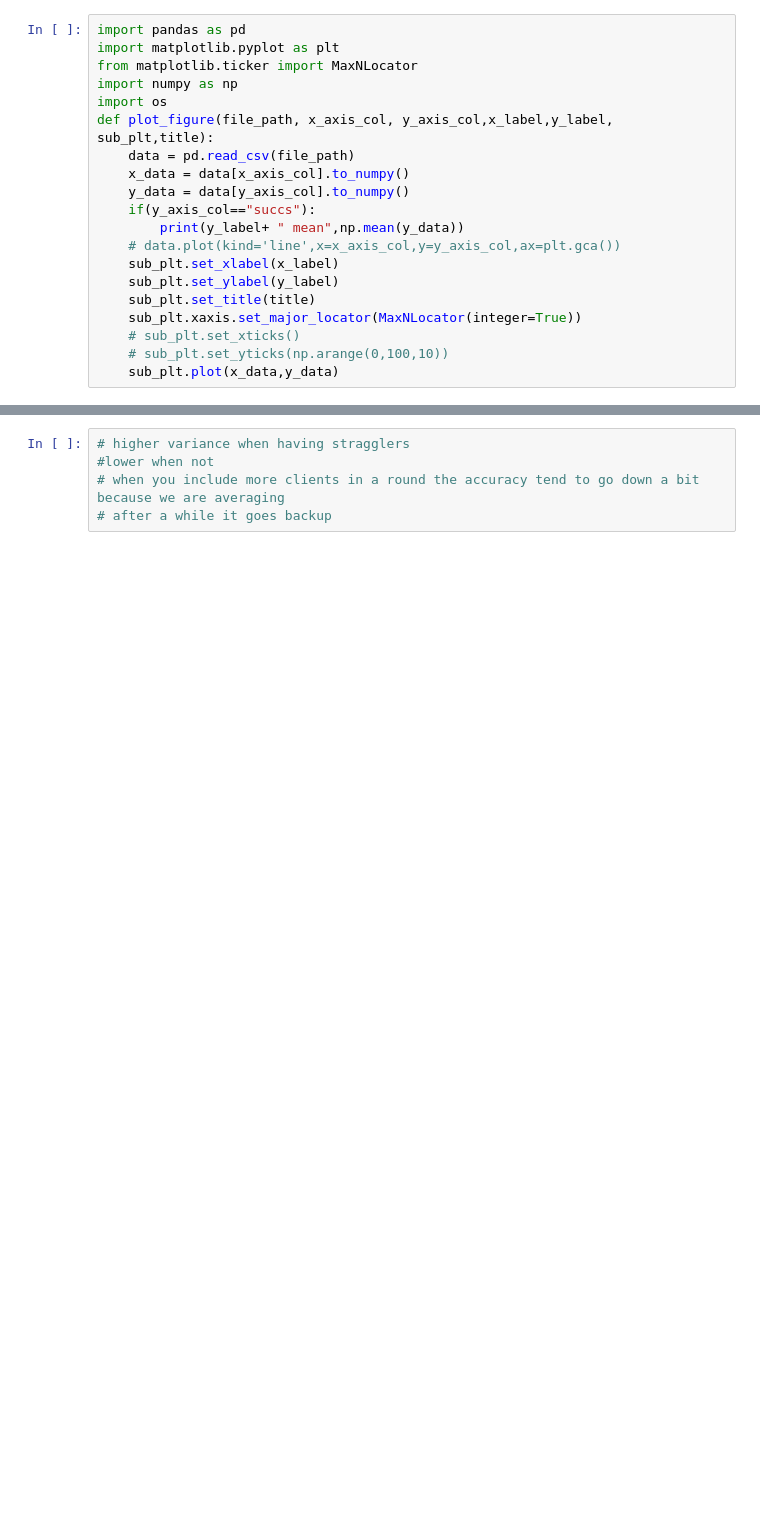
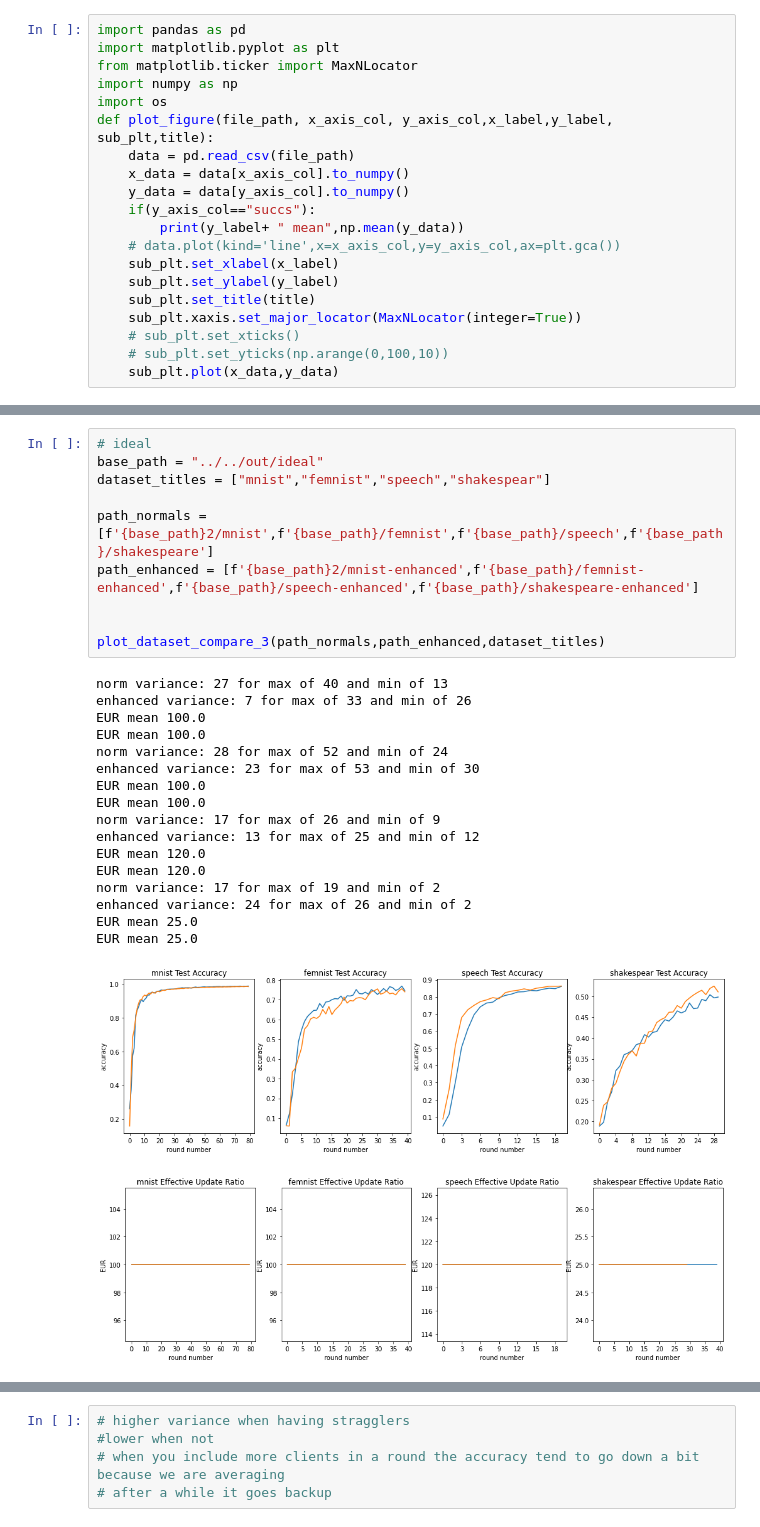
Before and after one commit to Serverless-Federated-Learning/FedLesScan, a Jupyter notebook: experiment/plots/eur.ipynb, the cells around one changed output, grey strips where cells are left out. Cells and saved outputs as stored; diff of their text form; blank space fills up the shorter version.

```diff
--- a/experiment/plots/eur.ipynb
+++ b/experiment/plots/eur.ipynb
@@ -69,3 +69,32 @@ def plot_dataset_compare_3(path_normals,path_enhanced):
+# %%
+# ideal
+base_path = "../../out/ideal"
+dataset_titles = ["mnist","femnist","speech","shakespear"]
+
+path_normals = [f'{base_path}2/mnist',f'{base_path}/femnist',f'{base_path}/speech',f'{base_path}/shakespeare']
+path_enhanced = [f'{base_path}2/mnist-enhanced',f'{base_path}/femnist-enhanced',f'{base_path}/speech-enhanced',f'{base_path}/shakespeare-enhanced']
+
+
+plot_dataset_compare_3(path_normals,path_enhanced,dataset_titles)
+# %% [output]
+norm variance: 27 for max of 40 and min of 13
+enhanced variance: 7 for max of 33 and min of 26
+EUR mean 100.0
+EUR mean 100.0
+norm variance: 28 for max of 52 and min of 24
+enhanced variance: 23 for max of 53 and min of 30
+EUR mean 100.0
+EUR mean 100.0
+norm variance: 17 for max of 26 and min of 9
+enhanced variance: 13 for max of 25 and min of 12
+EUR mean 120.0
+EUR mean 120.0
+norm variance: 17 for max of 19 and min of 2
+enhanced variance: 24 for max of 26 and min of 2
+EUR mean 25.0
+EUR mean 25.0
+[figure, added]
+[figure, added]
 # %%
 # feminist controlled
 base_path = "../../out/controlled"
```
Also changed, not shown: parts of 5 cells of this notebook, 7 other files.
